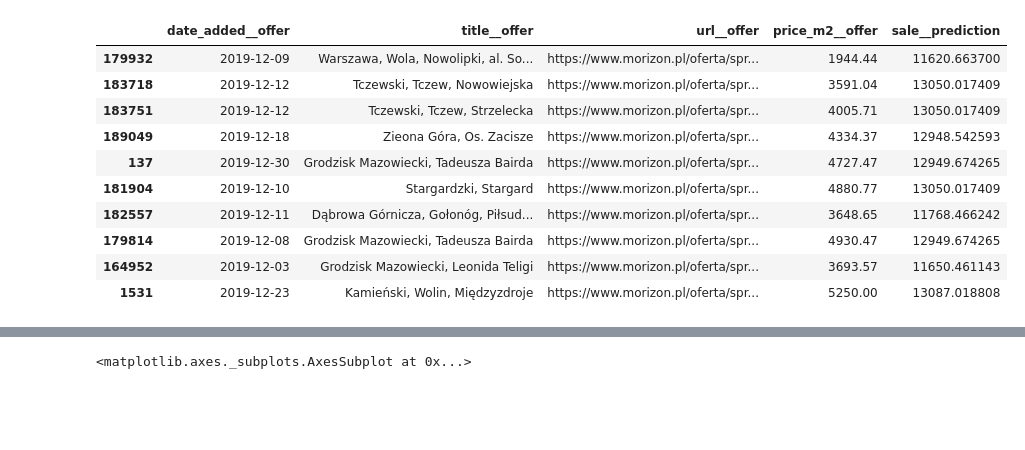
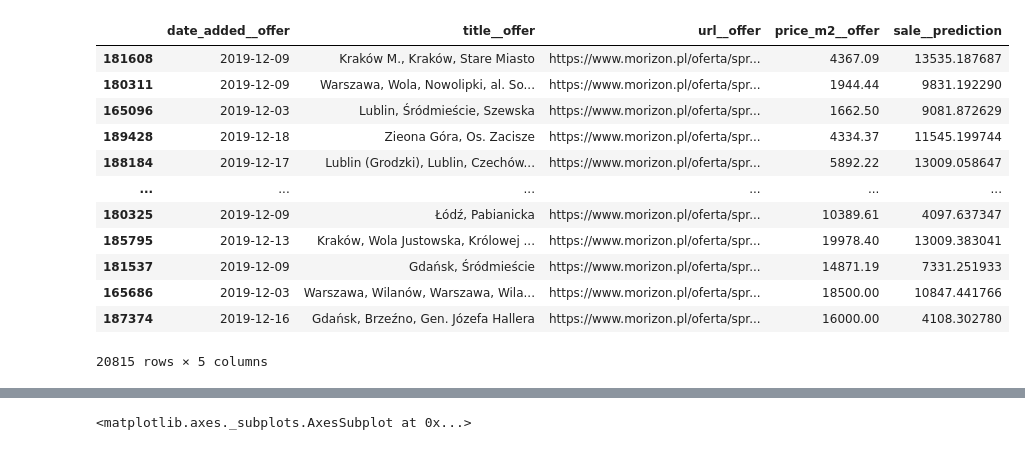
Before and after one commit to antoniszczepanik/flats, a Jupyter notebook: airflow/deps/notify_prototype.ipynb, the cells around one changed output, grey strips where cells are left out. Cells and saved outputs as stored; diff of their text form; code cells hidden in the pictures; blank space fills up the shorter version.

```diff
--- a/airflow/deps/notify_prototype.ipynb
+++ b/airflow/deps/notify_prototype.ipynb
@@ -69,19 +69,21 @@ df_s.head()
 # %%
 df_s['price_diff'] = df_s[columns.PRICE_M2] - df_s[columns.SALE_PRED]
 df_s = df_s[df_s[columns.DATE_ADDED] > '2019-12-01']
 df_s = df_s[df_s[columns.PRICE_M2]<20000]
-top_10 = df_s.sort_values('price_diff').head(10)
+top_10 = df_s.sort_values('price_diff')
 top_10 = top_10[[columns.DATE_ADDED, columns.TITLE, columns.URL, columns.PRICE_M2, columns.SALE_PRED]]
 top_10
 # %% [output]
 |  | date_added__offer | title__offer | url__offer | price_m2__offer | sale__prediction |
-| 179932 | 2019-12-09 | Warszawa, Wola, Nowolipki, al. So... | https://www.morizon.pl/oferta/spr... | 1944.44 | 11620.663700 |
-| 183718 | 2019-12-12 | Tczewski, Tczew, Nowowiejska | https://www.morizon.pl/oferta/spr... | 3591.04 | 13050.017409 |
-| 183751 | 2019-12-12 | Tczewski, Tczew, Strzelecka | https://www.morizon.pl/oferta/spr... | 4005.71 | 13050.017409 |
-| 189049 | 2019-12-18 | Zieona Góra, Os. Zacisze | https://www.morizon.pl/oferta/spr... | 4334.37 | 12948.542593 |
-| 137 | 2019-12-30 | Grodzisk Mazowiecki, Tadeusza Bairda | https://www.morizon.pl/oferta/spr... | 4727.47 | 12949.674265 |
-| 181904 | 2019-12-10 | Stargardzki, Stargard | https://www.morizon.pl/oferta/spr... | 4880.77 | 13050.017409 |
-| 182557 | 2019-12-11 | Dąbrowa Górnicza, Gołonóg, Piłsud... | https://www.morizon.pl/oferta/spr... | 3648.65 | 11768.466242 |
-| 179814 | 2019-12-08 | Grodzisk Mazowiecki, Tadeusza Bairda | https://www.morizon.pl/oferta/spr... | 4930.47 | 12949.674265 |
-| 164952 | 2019-12-03 | Grodzisk Mazowiecki, Leonida Teligi | https://www.morizon.pl/oferta/spr... | 3693.57 | 11650.461143 |
-| 1531 | 2019-12-23 | Kamieński, Wolin, Międzyzdroje | https://www.morizon.pl/oferta/spr... | 5250.00 | 13087.018808 |
+| 181608 | 2019-12-09 | Kraków M., Kraków, Stare Miasto | https://www.morizon.pl/oferta/spr... | 4367.09 | 13535.187687 |
+| 180311 | 2019-12-09 | Warszawa, Wola, Nowolipki, al. So... | https://www.morizon.pl/oferta/spr... | 1944.44 | 9831.192290 |
+| 165096 | 2019-12-03 | Lublin, Śródmieście, Szewska | https://www.morizon.pl/oferta/spr... | 1662.50 | 9081.872629 |
+| 189428 | 2019-12-18 | Zieona Góra, Os. Zacisze | https://www.morizon.pl/oferta/spr... | 4334.37 | 11545.199744 |
+| 188184 | 2019-12-17 | Lublin (Grodzki), Lublin, Czechów... | https://www.morizon.pl/oferta/spr... | 5892.22 | 13009.058647 |
+| ... | ... | ... | ... | ... | ... |
+| 180325 | 2019-12-09 | Łódź, Pabianicka | https://www.morizon.pl/oferta/spr... | 10389.61 | 4097.637347 |
+| 185795 | 2019-12-13 | Kraków, Wola Justowska, Królowej ... | https://www.morizon.pl/oferta/spr... | 19978.40 | 13009.383041 |
+| 181537 | 2019-12-09 | Gdańsk, Śródmieście | https://www.morizon.pl/oferta/spr... | 14871.19 | 7331.251933 |
+| 165686 | 2019-12-03 | Warszawa, Wilanów, Warszawa, Wila... | https://www.morizon.pl/oferta/spr... | 18500.00 | 10847.441766 |
+| 187374 | 2019-12-16 | Gdańsk, Brzeźno, Gen. Józefa Hallera | https://www.morizon.pl/oferta/spr... | 16000.00 | 4108.302780 |
+20815 rows × 5 columns
```
Also changed, not shown: parts of 6 cells of this notebook, 3 other files.
